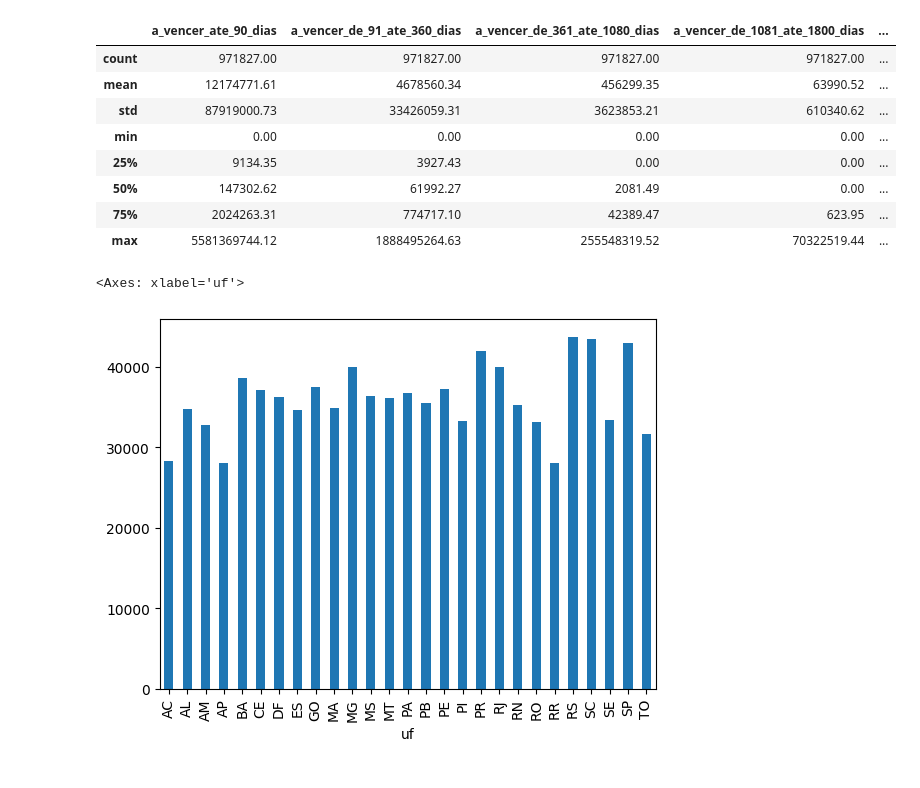
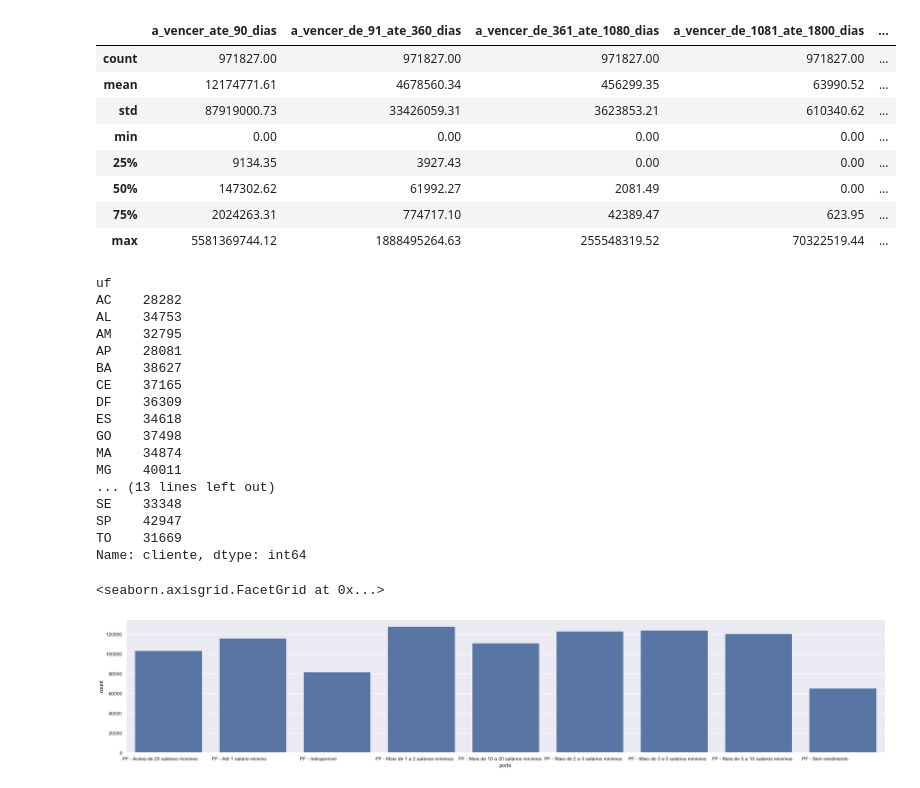
Before and after one commit to FranciniSantana/analise-scr-data, a Jupyter notebook: notebook/analise-descritiva.ipynb, the cells around one changed output. Cells and saved outputs as stored; diff of their text form; code cells hidden in the pictures.

```diff
--- a/notebook/analise-descritiva.ipynb
+++ b/notebook/analise-descritiva.ipynb
@@ -56,7 +57,23 @@ df[colunas_numericas].describe()
 | 75% | 2024263.31 | 774717.10 | 42389.47 | 623.95 | ... |
 | max | 5581369744.12 | 1888495264.63 | 255548319.52 | 70322519.44 | ... |
 # %%
-df.groupby('uf')['cliente'].count().plot(kind='bar')
+client_uf = df.groupby('uf')['cliente'].count()
+client_uf
 # %% [output]
-<Axes: xlabel='uf'>
+uf
+AC    28282
+AL    34753
+AM    32795
+AP    28081
+BA    38627
+CE    37165
+DF    36309
+ES    34618
+GO    37498
+MA    34874
+MG    40011
+... (13 lines left out)
+SE    33348
+SP    42947
+TO    31669
+Name: cliente, dtype: int64
-[figure, removed]
@@ -63,3 +83,8 @@ df.groupby('uf')['cliente'].count().plot(kind='bar')
+# %%
+sns.catplot(data = df , x = "porte", kind= "count", height= 5, aspect= 5)
+# %% [output]
+<seaborn.axisgrid.FacetGrid at 0x...>
+[figure, added]
 # %%
 df.groupby('uf')['a_vencer_ate_90_dias'].sum().plot(kind='bar')
 # %% [output]
```
Also changed, not shown: parts of 6 cells of this notebook.
